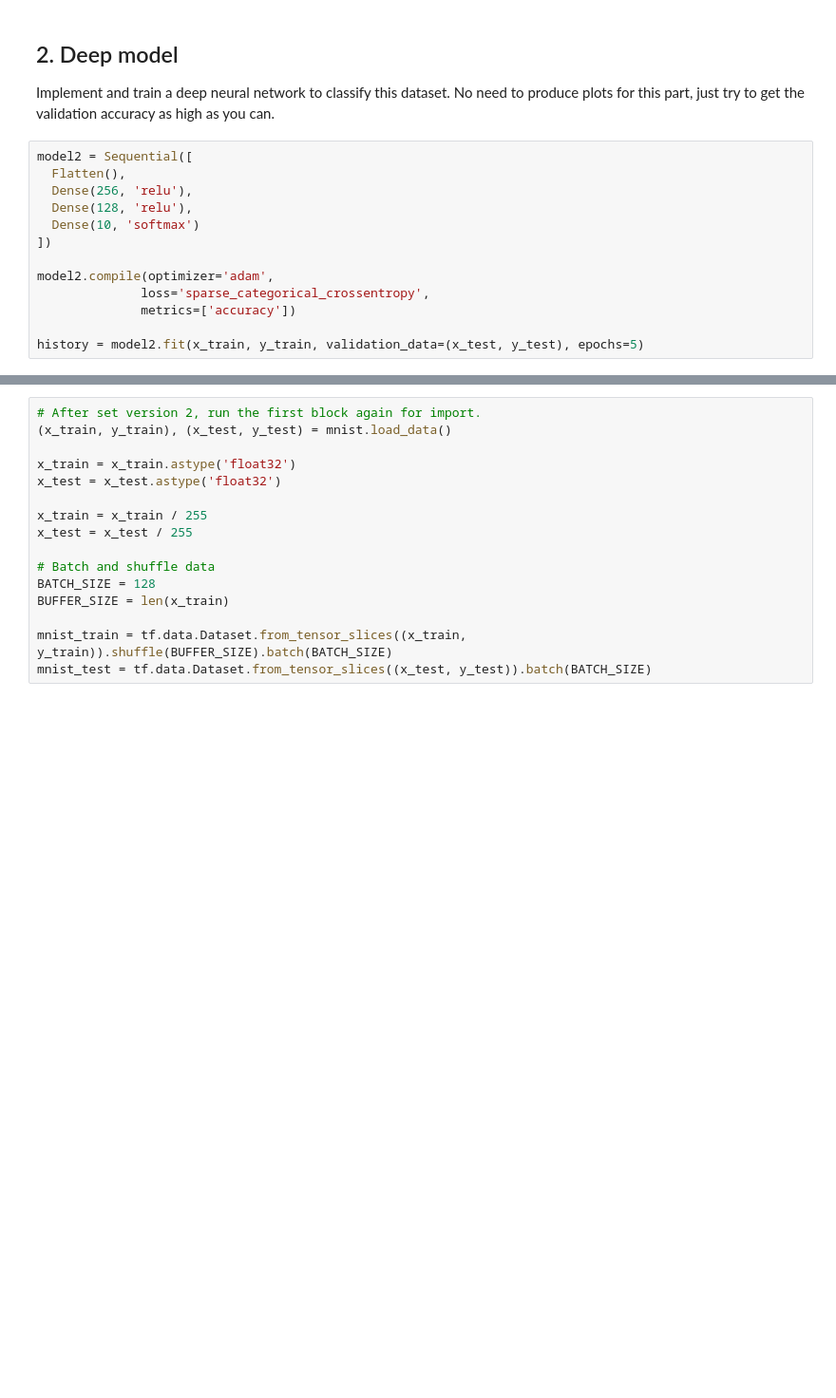
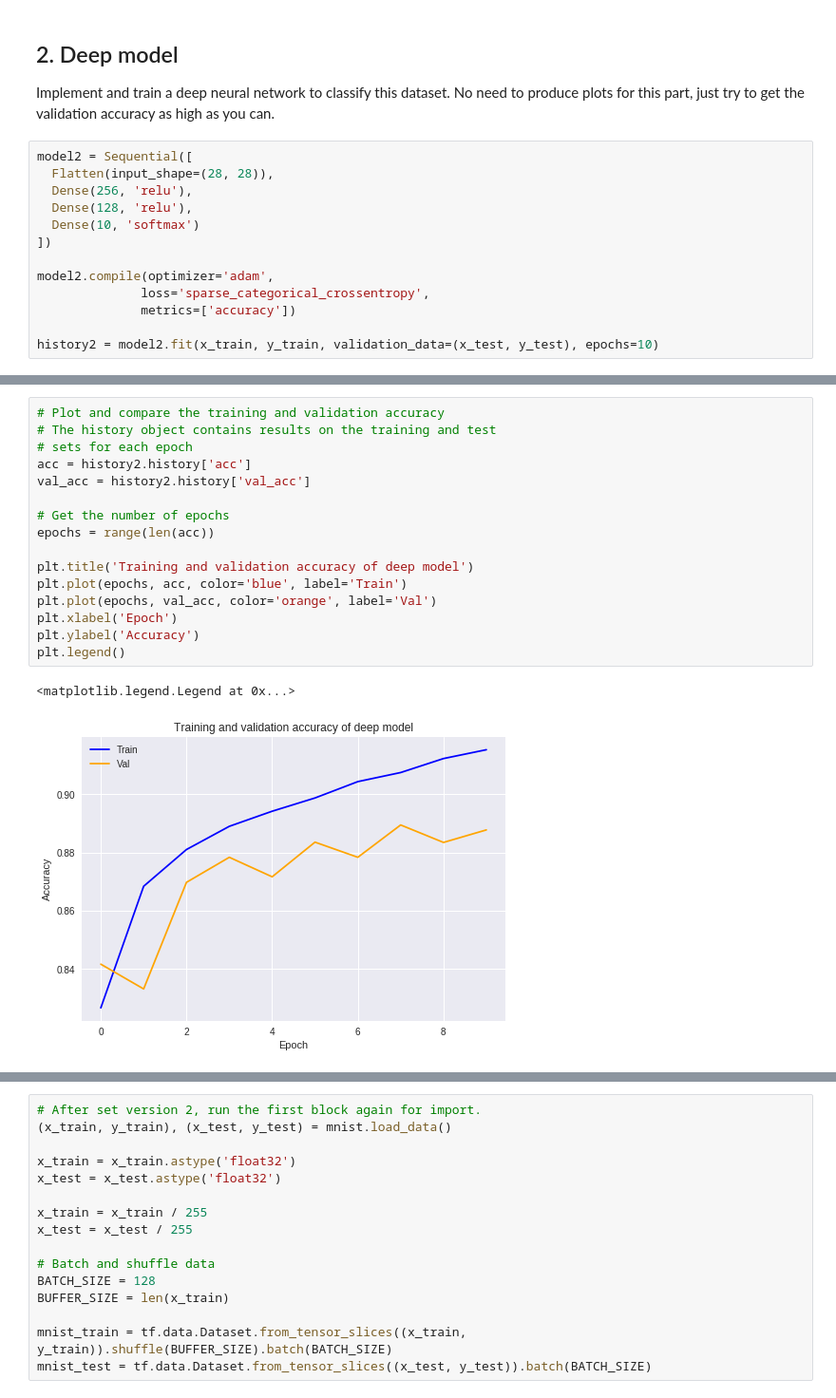
Before and after one commit to JingQian87/AppliedDL, a Jupyter notebook: a1_jq2282.ipynb, the cells around one changed output, grey strips where cells are left out. Shown: that part at 95% size. Cells and saved outputs as stored; diff of their text form; blank space fills up the shorter version.

```diff
--- a/a1_jq2282.ipynb
+++ b/a1_jq2282.ipynb
@@ -83,7 +109,7 @@ plt.legend()
 Implement and train a deep neural network to classify this dataset. No need to produce plots for this part, just try to get the validation accuracy as high as you can.
 # %%
 model2 = Sequential([
-  Flatten(),
+  Flatten(input_shape=(28, 28)),
   Dense(256, 'relu'),
   Dense(128, 'relu'),
   Dense(10, 'softmax')
@@ -93,6 +119,6 @@ model2.compile(optimizer='adam',
               loss='sparse_categorical_crossentropy',
               metrics=['accuracy'])
 
-history = model2.fit(x_train, y_train, validation_data=(x_test, y_test), epochs=5)
+history2 = model2.fit(x_train, y_train, validation_data=(x_test, y_test), epochs=10)
 # %% [output]
 Train on 60000 samples, validate on 10000 samples
@@ -108,0 +141,19 @@ Epoch 5/5
+# %%
+# Plot and compare the training and validation accuracy
+# The history object contains results on the training and test
+# sets for each epoch
+acc = history2.history['acc']
+val_acc = history2.history['val_acc']
+
+# Get the number of epochs
+epochs = range(len(acc))
+
+plt.title('Training and validation accuracy of deep model')
+plt.plot(epochs, acc, color='blue', label='Train')
+plt.plot(epochs, val_acc, color='orange', label='Val')
+plt.xlabel('Epoch')
+plt.ylabel('Accuracy')
+plt.legend()
+# %% [output]
+<matplotlib.legend.Legend at 0x...>
+[figure, added]
```
Also changed, not shown: parts of 25 cells of this notebook.
